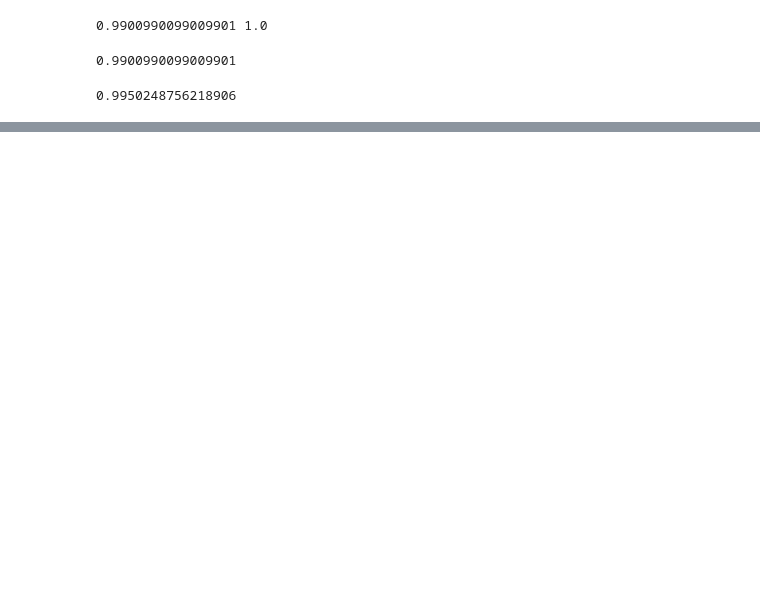
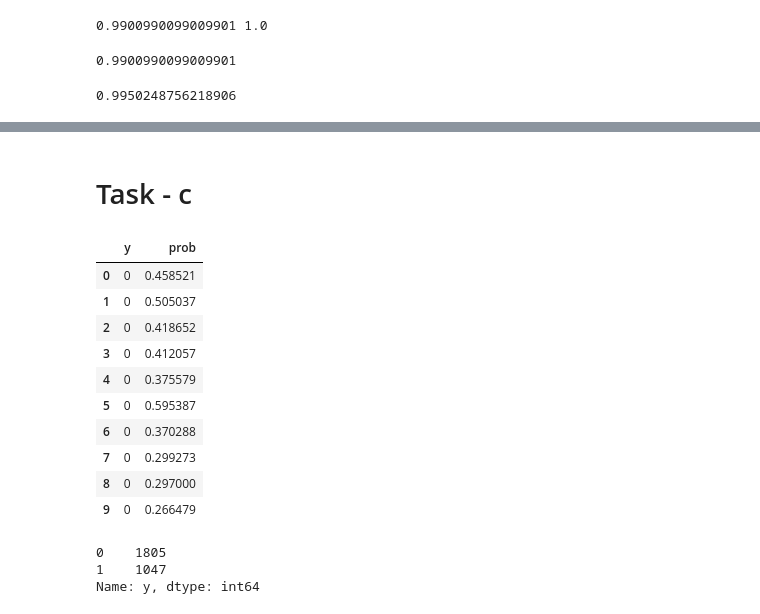
Before and after one commit to poojashah19/Applied-AI-Course, a Jupyter notebook: Assignment 7/Performance_metrics.ipynb, the cells around one changed output, grey strips where cells are left out. Cells and saved outputs as stored; diff of their text form; code cells hidden in the pictures; blank space fills up the shorter version.

```diff
--- a/Assignment 7/Performance_metrics.ipynb
+++ b/Assignment 7/Performance_metrics.ipynb
@@ -78,0 +181,23 @@ print(f1_score)
+# %% [markdown]
+# Task - c
+# %%
+data_c = pd.read_csv('5_c.csv')
+data_c.head(10)
+# %% [output]
+|  | y | prob |
+| 0 | 0 | 0.458521 |
+| 1 | 0 | 0.505037 |
+| 2 | 0 | 0.418652 |
+| 3 | 0 | 0.412057 |
+| 4 | 0 | 0.375579 |
+| 5 | 0 | 0.595387 |
+| 6 | 0 | 0.370288 |
+| 7 | 0 | 0.299273 |
+| 8 | 0 | 0.297000 |
+| 9 | 0 | 0.266479 |
+# %%
+data_c['y'].value_counts()
+# %% [output]
+0    1805
+1    1047
+Name: y, dtype: int64
```
Also changed, not shown: parts of 21 cells of this notebook.
